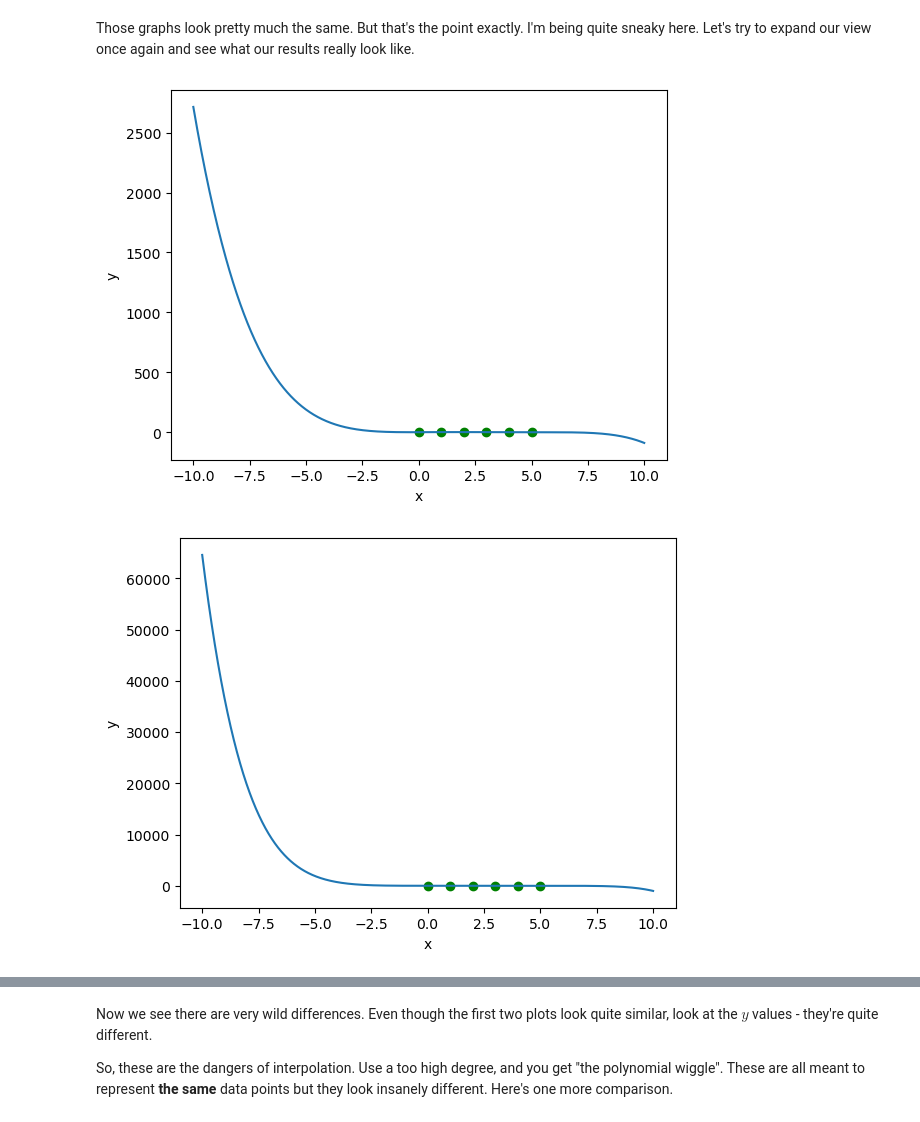
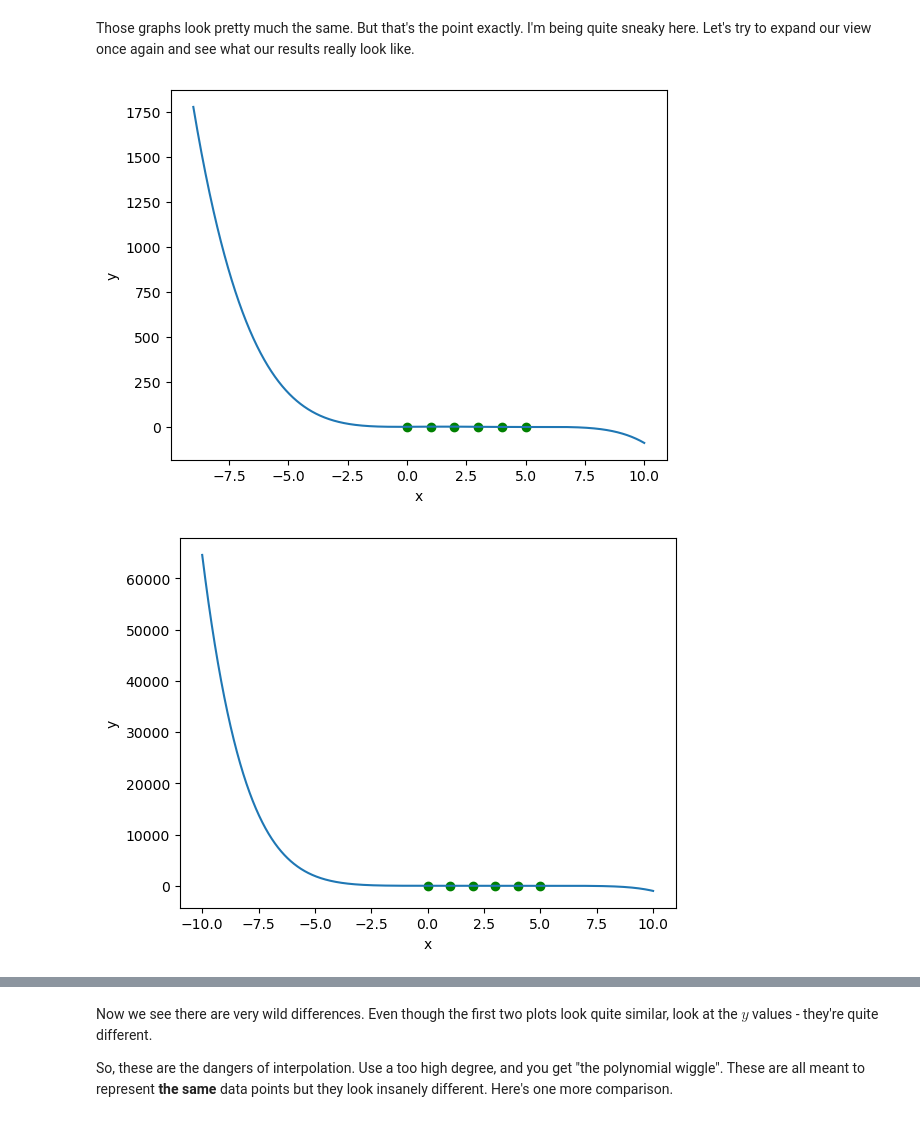
Before and after one commit to K-Stoychev/AI, a Jupyter notebook: Math_Concepts_for_Devs/05.Basic-Algebra-Exercise/Basic Algebra Exercise.ipynb, the cells around one changed output, grey strips where cells are left out. Saved outputs shown, nothing was run; the diff lists cells and outputs as text; code cells hidden in the pictures.

```diff
--- a/Math_Concepts_for_Devs/05.Basic-Algebra-Exercise/Basic Algebra Exercise.ipynb
+++ b/Math_Concepts_for_Devs/05.Basic-Algebra-Exercise/Basic Algebra Exercise.ipynb
@@ -131,11 +131,11 @@ interpolate_polynomial(points, 10, np.min(points[:, 0]), np.max(points[:, 0]))
 # %% [markdown]
 Those graphs look pretty much the same. But that's the point exactly. I'm being quite sneaky here. Let's try to expand our view once again and see what our results really look like.
 # %%
-interpolate_polynomial(points, 5, -10, 10)
+interpolate_polynomial(points, 5, -9, 10)
 interpolate_polynomial(points, 7, -10, 10)
 interpolate_polynomial(points, 10, -10, 10)
 # %% [output]
-[figure, old version]
+[figure, new version]
 [figure]
 [figure]
 # %% [markdown]
```
Also changed, not shown: 1 other file.
